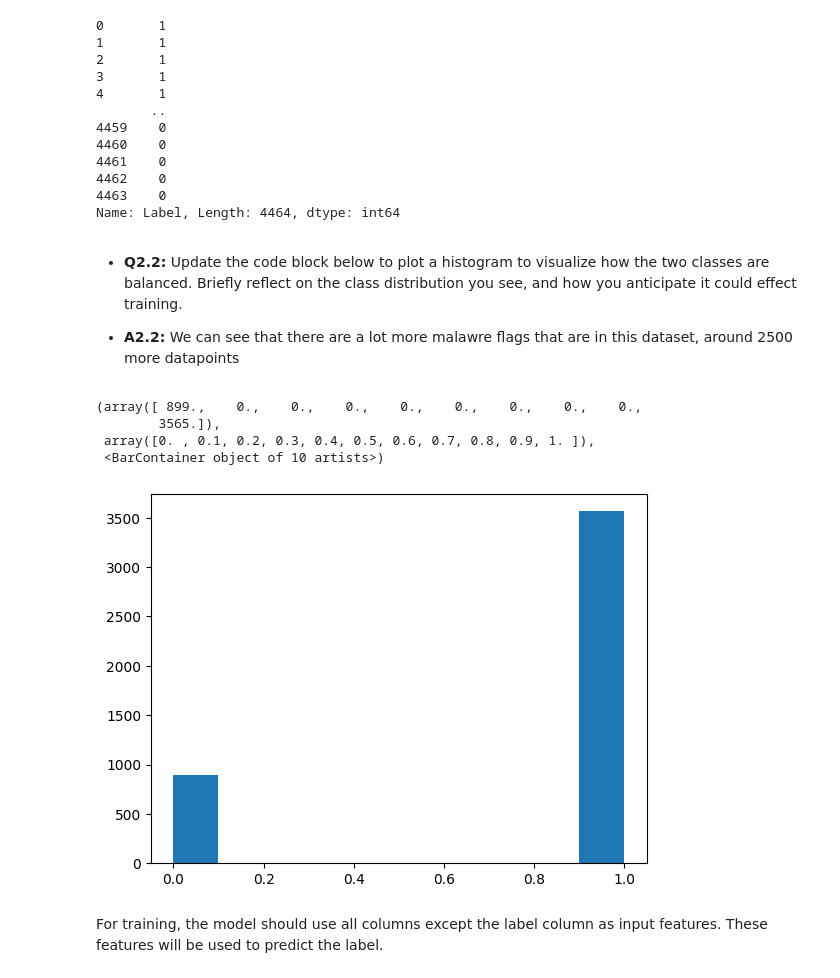
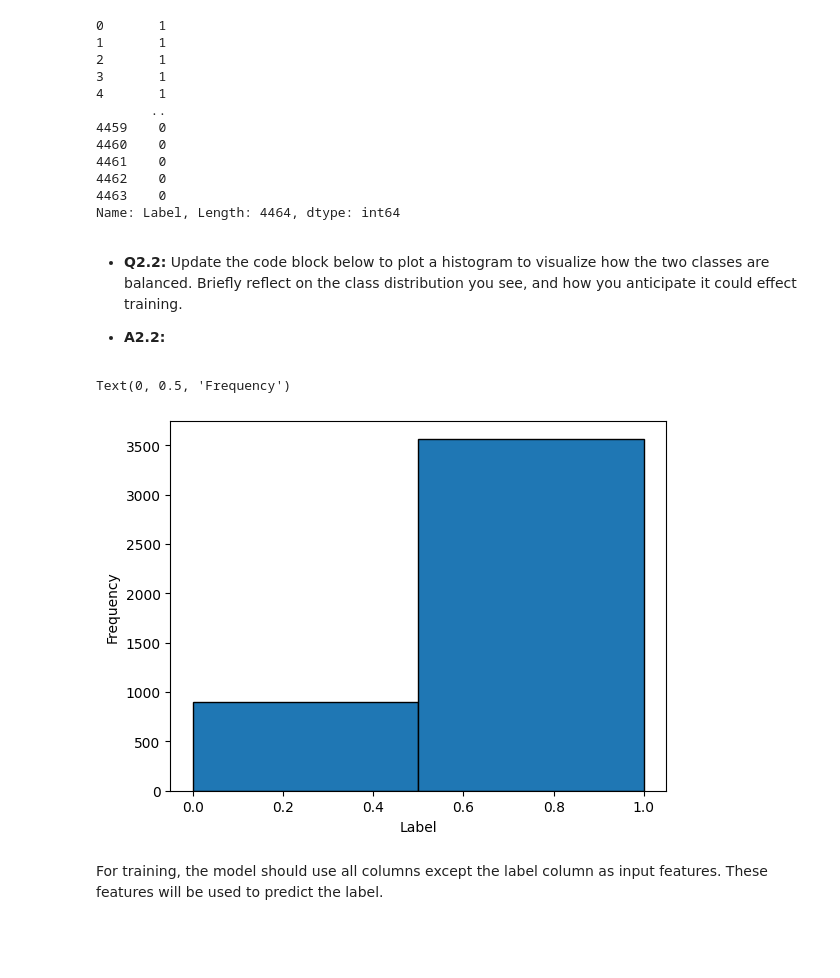
Before and after one commit to fdreshaj/EE_325_Lab, a Jupyter notebook: Lab-03.ipynb, the cells around one changed output. Saved outputs shown, nothing was run; the diff lists cells and outputs as text; code cells hidden in the pictures; blank space fills up the shorter version.

```diff
--- a/Lab-03.ipynb
+++ b/Lab-03.ipynb
@@ -85,8 +85,7 @@ This dataset requires some preprocessing before it can be used for classificatio
 # %%
 # Code for Q2.1 here. Convert the "Label" column to binary values (0 for goodware, 1 for malware) and print the resulting column.
 # YOUR CODE STARTS HERE
-label_dict = {'goodware':0,'malware':1}
-df1['Label']=df1['Label'].map(label_dict)
+df1['Label'] = df1['Label'].apply(lambda x: 0 if x == 'goodware' else 1)
 # YOUR CODE ENDS HERE
 
 print(df1['Label'])
@@ -106,20 +105,19 @@ Name: Label, Length: 4464, dtype: int64
 # %% [markdown]
 - **Q2.2:** Update the code block below to plot a histogram to visualize how the two classes are balanced. Briefly reflect on the class distribution you see, and how you anticipate it could effect training.
 
-- **A2.2:** We can see that there are a lot more malawre flags that are in this dataset, around 2500 more datapoints
+- **A2.2:**
 # %%
 # Use plt.hist to display a histogram of the "Label" column, showing the distribution of goodware and malware samples.
 # Set the number of bins to 2
 
 # YOUR CODE STARTS HERE
-plt.hist(df1['Label'])
+hist = plt.hist(df1['Label'], bins=2, edgecolor='black')
+plt.xlabel('Label')
+plt.ylabel('Frequency')
 # YOUR CODE ENDS HERE
 # %% [output]
-(array([ 899.,    0.,    0.,    0.,    0.,    0.,    0.,    0.,    0.,
-        3565.]),
- array([0. , 0.1, 0.2, 0.3, 0.4, 0.5, 0.6, 0.7, 0.8, 0.9, 1. ]),
- <BarContainer object of 10 artists>)
+Text(0, 0.5, 'Frequency')
-[figure, old version]
+[figure, new version]
 # %% [markdown]
 For training, the model should use all columns except the label column as input features. These features will be used to predict the label.
 # %% [markdown]
```
Also changed, not shown: parts of 24 cells of this notebook.
